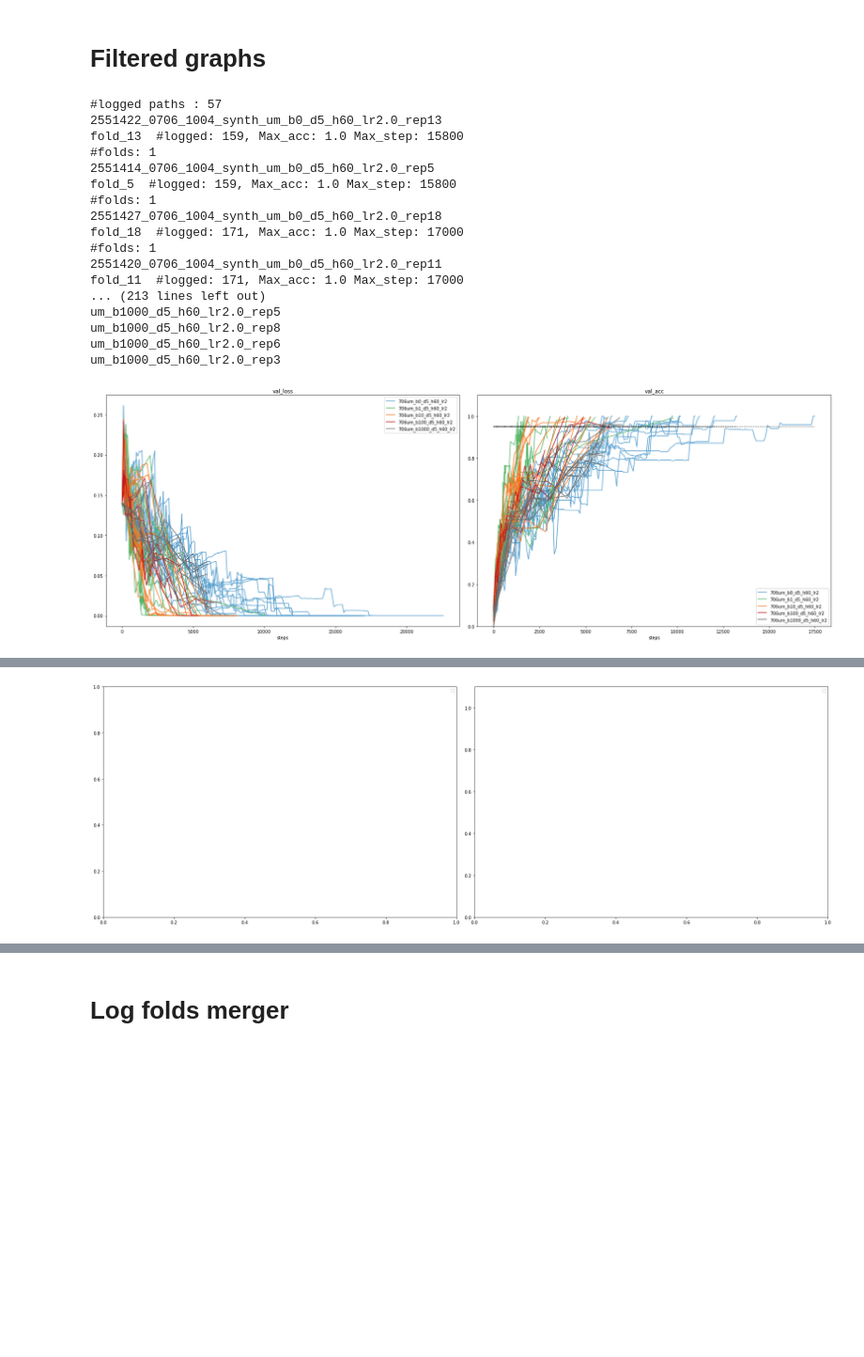
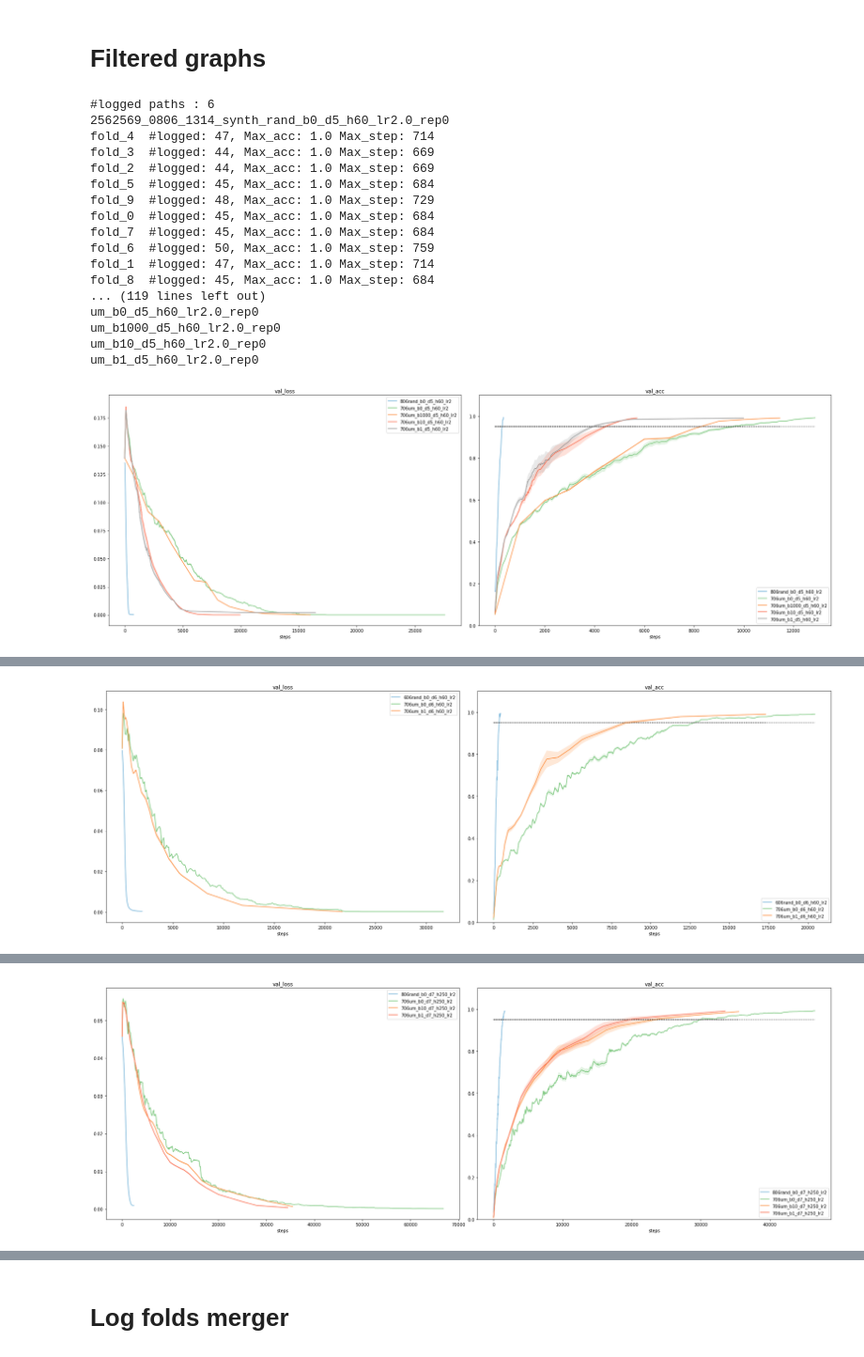
Before and after one commit to jeromel05/Ultrametric-benchmark-v2, a Jupyter notebook: notebooks/postprocessing_metrics.ipynb, the cells around one changed output, grey strips where cells are left out. Shown: that part at 94% size. Saved outputs shown, nothing was run; the diff lists cells and outputs as text; code cells hidden in the pictures; blank space fills up the shorter version.

Commit message:
imrpove EF w min, verbose early stop, start modular loss

```diff
--- a/notebooks/postprocessing_metrics.ipynb
+++ b/notebooks/postprocessing_metrics.ipynb
@@ -71,18 +71,14 @@ def parse_tb_logs(logs_path, metrics_to_plot, threshold=0.75, verbose=False, del
                         print(f"Max_step: {int(max(vals))}", end=" ")
                 if len(vals) < 2 or ('acc' in tag and max(vals) < threshold):
                     print(f"{bcolors.FAIL}unsuccessful run{bcolors.ENDC}")
-                    if delete_dir: shutil.rmtree(logs_path)
                     return defaultdict(list), dict()
                 values[tag].append(list(np.around(vals, 4)))
                 values[f'{tag}_step'].append(list(step_nums))
                 values['fold_nb'].append(fold_nb)
             except:
                 print(f"{bcolors.WARNING}warning: {tag} not in logs{bcolors.ENDC}", end=" ")
-                if delete_dir:
-                    shutil.rmtree(logs_path)
-                    print()
-                    return defaultdict(list), dict()
-                pass
+                return defaultdict(list), dict()
+
         if verbose: print()
     print(f'#folds: {len(list_folds)}')
 
@@ -198,22 +194,22 @@ def plot_agg_metrics(metrics_to_plot, logs_paths, checkpoints,
         hparams_dict['job_id'] = job_id
         hparams_dict['date'] = date_launched
 
-        if hash1 in all_metric_values_dict.keys() and np.isclose(int(all_hparams_dict[hash1]['job_id']), job_id, atol=4):
-            #merge...
-            for key1 in all_metric_values_dict[hash1].keys():
-                all_metric_values_dict[hash1][key1].append(metric_values[key1])
+        # USED TO MERGE TWO PARTS OF THE SAME RUN
+        #if hash1 in all_metric_values_dict.keys() and np.isclose(int(all_hparams_dict[hash1]['job_id']), job_id, atol=4):
+        #    #merge...
+        #    for key1 in all_metric_values_dict[hash1].keys():
+        #        all_metric_values_dict[hash1][key1].append(metric_values[key1])
+        #   list_steps = all_metric_values_dict[hash1]['val_step']
 
-            list_steps = all_metric_values_dict[hash1]['val_step']
-
-            for key1, metric_list in all_metric_values_dict[hash1].items():
-                all_metric_values_dict[hash1][key1] = [x for _, x in sorted(zip(list_steps, metric_list))]
-        else:
-            all_metric_values_dict[hash1] = metric_values
+        #    for key1, metric_list in all_metric_values_dict[hash1].items():
+        #        all_metric_values_dict[hash1][key1] = [x for _, x in sorted(zip(list_steps, metric_list))]
+        #else:
+        all_metric_values_dict[hash1] = metric_values
         all_hparams_dict[hash1] = hparams_dict
 
         #highscore_table.append(create_run_dict(hparams_dict, metric_values, ckpt_name))
-
-    for i, hash1 in enumerate(all_metric_values_dict.keys()):
+    successfull_run_keys = [hash1 for hash1 in all_metric_values_dict.keys() if len(all_metric_values_dict[hash1]['val_acc']) > 0]
+    for i, hash1 in enumerate(sorted(successfull_run_keys)):
         metric_values, hparams_dict = all_metric_values_dict[hash1], all_hparams_dict[hash1]
 
         print(hash1)
@@ -278,32 +274,27 @@ metrics_to_plot = ['val_loss', 'val_acc', 'val_step']
 # %% [markdown]
 # Filtered graphs
 # %%
-patts_to_search2 = ["um_b0_d5", "um_b0_d6", "um_b0_d7", "um_b0_d8", "um_b0_d9", "um_b0_d10",
-                    "rand_b0_d5", "rand_b0_d6", "rand_b0_d7", "rand_b0_d8", "rand_b0_d9", "rand_b0_d10"]
 
-patt = ["um_b0_d5_h30", 'um_b1_d5_h30', 'um_b10_d5_h30', 'um_b100_d5_h30', 'um_b1000_d5_h30', 'd5_h30',
-                    "um_b0_d6_h30", 'um_b1_d6_h30', 'um_b10_d6_h30', 'um_b100_d6_h30', 'um_b1000_d6_h30']
-
-patts_to_search2 = ['d5_h60_lr2','d6_h60_lr2', 'd7_h250_lr2', 'd8_h500_lr5', "d9_h500_lr5", "d10"]
+patts_to_search2 = ['d5_h60_lr2','d6_h60_lr2', 'd7_h250_lr2', 'd8_h500_lr5', "d9_h500_lr5"]
 #patts_to_search2 = ["d7_h250_lr2"]
 
-for patt in patts_to_search2: plot_runs_w_regex(patt, 0.08222, DL_LOG_PATH, verbose=True, delete_dir=False)
+for patt in patts_to_search2: plot_runs_w_regex(patt, 0.9, MERGED_LOG_PATH, verbose=True, delete_dir=False)
 # %% [output]
-#logged paths : 57
-2551422_0706_1004_synth_um_b0_d5_h60_lr2.0_rep13
-fold_13  #logged: 159, Max_acc: 1.0 Max_step: 15800
-#folds: 1
-2551414_0706_1004_synth_um_b0_d5_h60_lr2.0_rep5
-fold_5  #logged: 159, Max_acc: 1.0 Max_step: 15800
-#folds: 1
-2551427_0706_1004_synth_um_b0_d5_h60_lr2.0_rep18
-fold_18  #logged: 171, Max_acc: 1.0 Max_step: 17000
-#folds: 1
-2551420_0706_1004_synth_um_b0_d5_h60_lr2.0_rep11
-fold_11  #logged: 171, Max_acc: 1.0 Max_step: 17000
-... (213 lines left out)
-um_b1000_d5_h60_lr2.0_rep5
-um_b1000_d5_h60_lr2.0_rep8
-um_b1000_d5_h60_lr2.0_rep6
-um_b1000_d5_h60_lr2.0_rep3
+#logged paths : 6
+2562569_0806_1314_synth_rand_b0_d5_h60_lr2.0_rep0
+fold_4  #logged: 47, Max_acc: 1.0 Max_step: 714
+fold_3  #logged: 44, Max_acc: 1.0 Max_step: 669
+fold_2  #logged: 44, Max_acc: 1.0 Max_step: 669
+fold_5  #logged: 45, Max_acc: 1.0 Max_step: 684
+fold_9  #logged: 48, Max_acc: 1.0 Max_step: 729
+fold_0  #logged: 45, Max_acc: 1.0 Max_step: 684
+fold_7  #logged: 45, Max_acc: 1.0 Max_step: 684
+fold_6  #logged: 50, Max_acc: 1.0 Max_step: 759
+fold_1  #logged: 47, Max_acc: 1.0 Max_step: 714
+fold_8  #logged: 45, Max_acc: 1.0 Max_step: 684
+... (119 lines left out)
+um_b0_d5_h60_lr2.0_rep0
+um_b1000_d5_h60_lr2.0_rep0
+um_b10_d5_h60_lr2.0_rep0
+um_b1_d5_h60_lr2.0_rep0
-[figure, old version]
+[figure, new version]
@@ -310,0 +318 @@ um_b1000_d5_h60_lr2.0_rep3
+[figure, new version]
@@ -313 +336 @@ No artists with labels found to put in legend.  Note that artists whose label st
-[figure, old version]
+[figure, new version]
```
Also changed, not shown: parts of 3 cells of this notebook, 4 other files.
